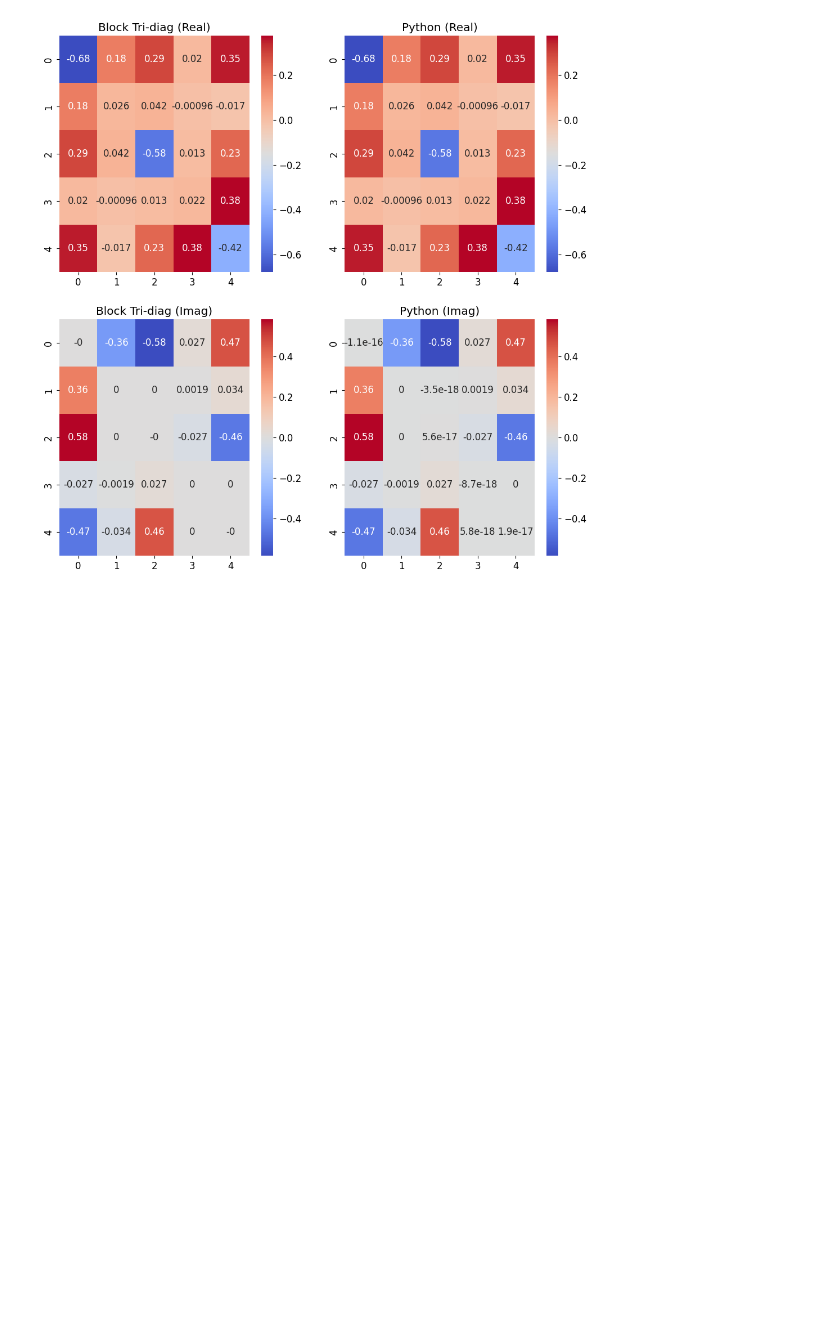
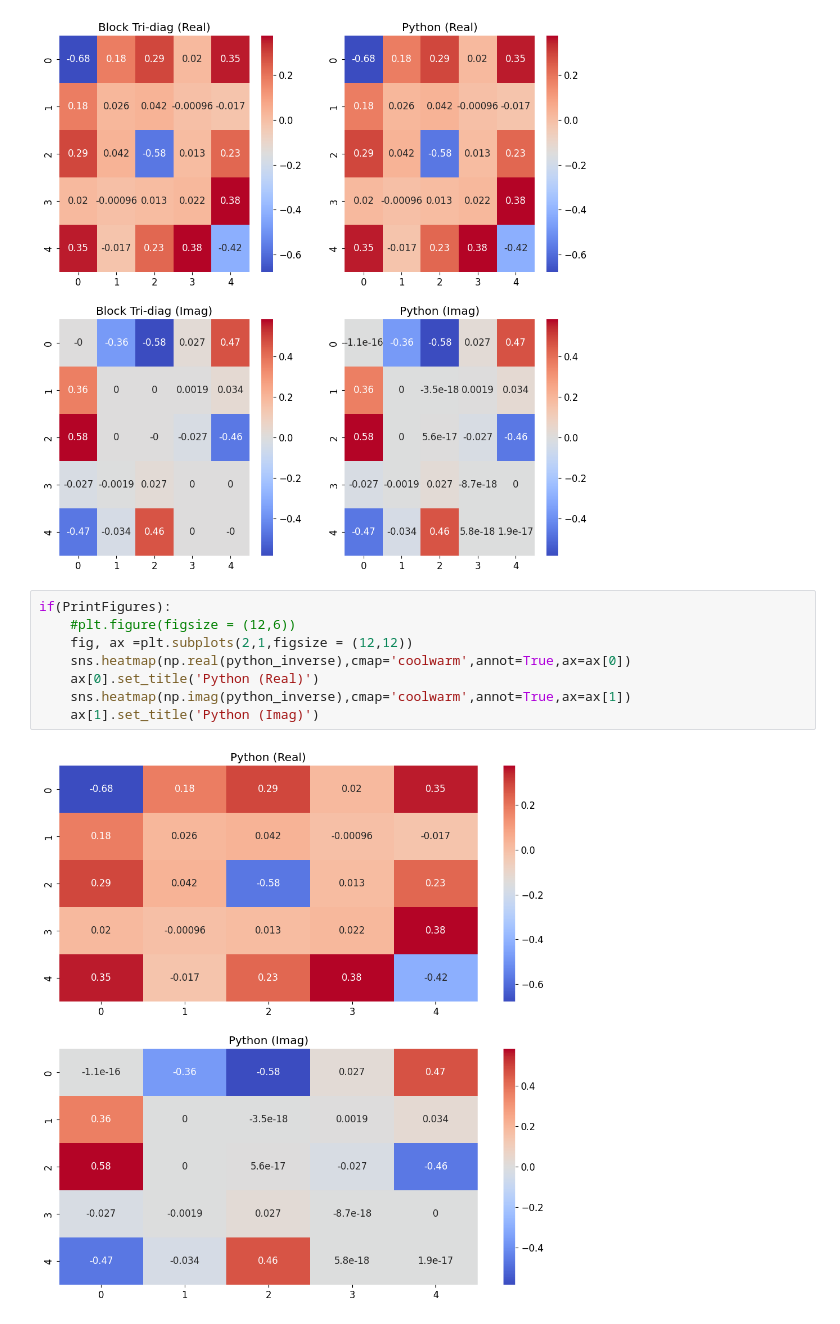
Before and after one commit to AMReX-Microelectronics/Electrostatic, a Jupyter notebook: Tools/MatrixInversion/python/MatrixInversion.ipynb, the cells around one changed output. Drawn from its saved outputs; the diff is of its cells as text; blank space fills up the shorter version.

```diff
--- a/Tools/MatrixInversion/python/MatrixInversion.ipynb
+++ b/Tools/MatrixInversion/python/MatrixInversion.ipynb
@@ -209,3 +209,13 @@ X
 (-1.608331958301791-0j)
 (0.26572792282549745+0.5336536084874586j)
 [figure]
+# %%
+if(PrintFigures):
+    #plt.figure(figsize = (12,6))
+    fig, ax =plt.subplots(2,1,figsize = (12,12))
+    sns.heatmap(np.real(python_inverse),cmap='coolwarm',annot=True,ax=ax[0])
+    ax[0].set_title('Python (Real)')
+    sns.heatmap(np.imag(python_inverse),cmap='coolwarm',annot=True,ax=ax[1])
+    ax[1].set_title('Python (Imag)')
+# %% [output]
+[figure, added]
```
Also changed, not shown: 8 other files.
